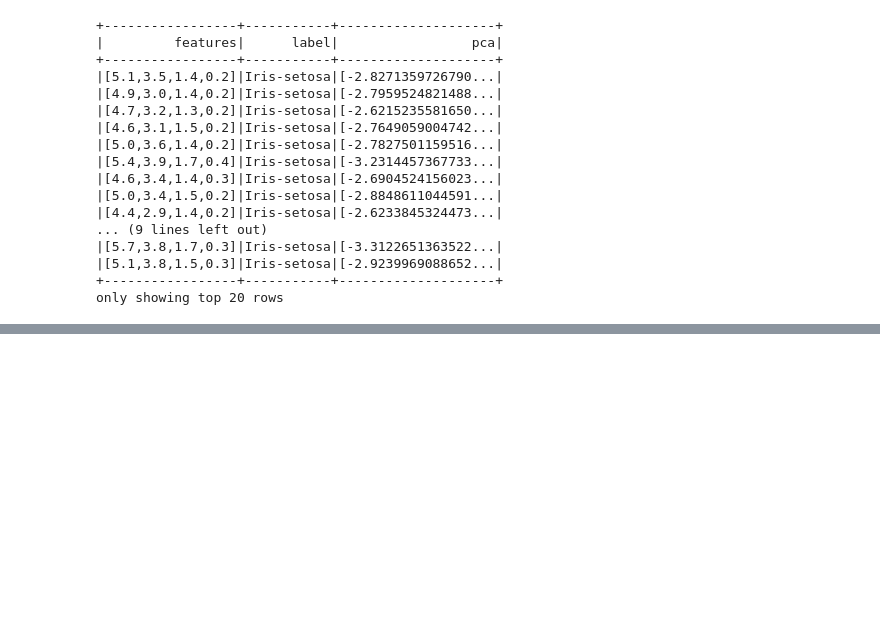
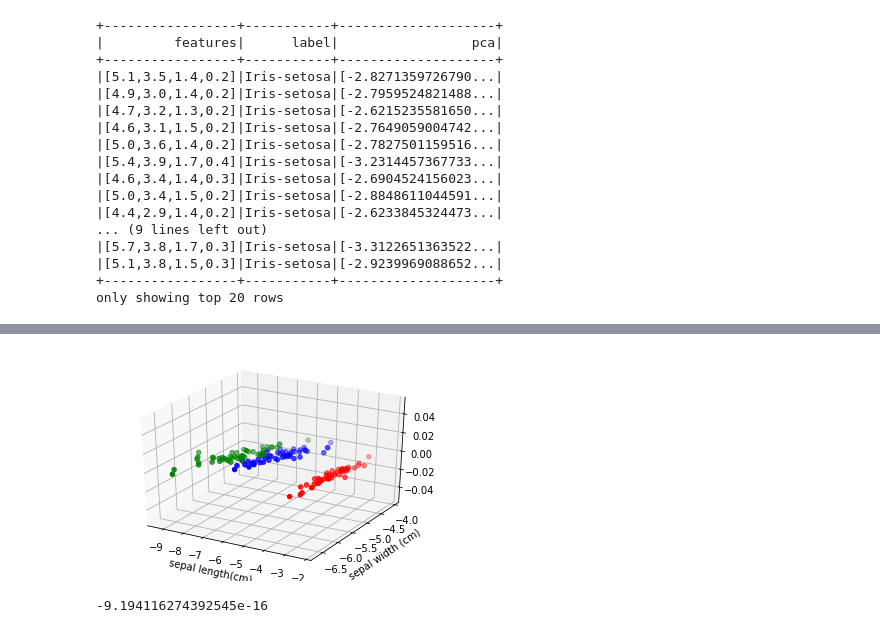
Before and after one commit to massinoLight/tp_AlgoBD, a Jupyter notebook: TP_pyspark_PCA.ipynb, the cells around one changed output, grey strips where cells are left out. Saved outputs shown, nothing was run; the diff lists cells and outputs as text; code cells hidden in the pictures; blank space fills up the shorter version.

```diff
--- a/TP_pyspark_PCA.ipynb
+++ b/TP_pyspark_PCA.ipynb
@@ -134,0 +166,4 @@ only showing top 20 rows
+# %%
+from pyspark.ml.functions import vector_to_array
+
+df1 = transformed.select(vector_to_array("pca").alias("pca"))
@@ -134,0 +187,52 @@ only showing top 20 rows
+# %%
+pdf = df1.toPandas()
+x_setosa=[]
+y_setosa=[]
+
+x_versicolor=[]
+y_versicolor=[]
+
+x_virginica=[]
+y_virginica=[]
+
+for i in range(0,50):
+   x_setosa.append(pdf['pca'][i][0])
+   y_setosa.append(pdf['pca'][i][1])
+
+for i in range(50,100):
+   x_versicolor.append(pdf['pca'][i][0])
+   y_versicolor.append(pdf['pca'][i][1])
+
+for i in range(100,len(pdf)):
+   x_virginica.append(pdf['pca'][i][0])
+   y_virginica.append(pdf['pca'][i][1])
+# %%
+import matplotlib.pyplot as plt
+from mpl_toolkits.mplot3d import Axes3D
+
+
+
+
+fig = plt.figure()
+ax = fig.add_subplot(111, projection='3d')
+
+ax.scatter(x_setosa, y_setosa, c='r', marker='o')
+ax.scatter(x_versicolor, y_versicolor, c='b', marker='o')
+ax.scatter(x_virginica, y_virginica, c='g', marker='o')
+
+ax.set_xlabel('sepal length(cm)')
+ax.set_ylabel('sepal width (cm)')
+
+
+plt.show()
+# %% [output]
+[figure, added]
+# %%
+x=x_setosa+x_versicolor+x_virginica
+y=y_setosa+y_versicolor+y_virginica
+from scipy.stats import pearsonr
+
+corr, _ = pearsonr(x, y)
+corr
+# %% [output]
+-9.194116274392545e-16
```
Also changed, not shown: parts of 6 cells of this notebook.
